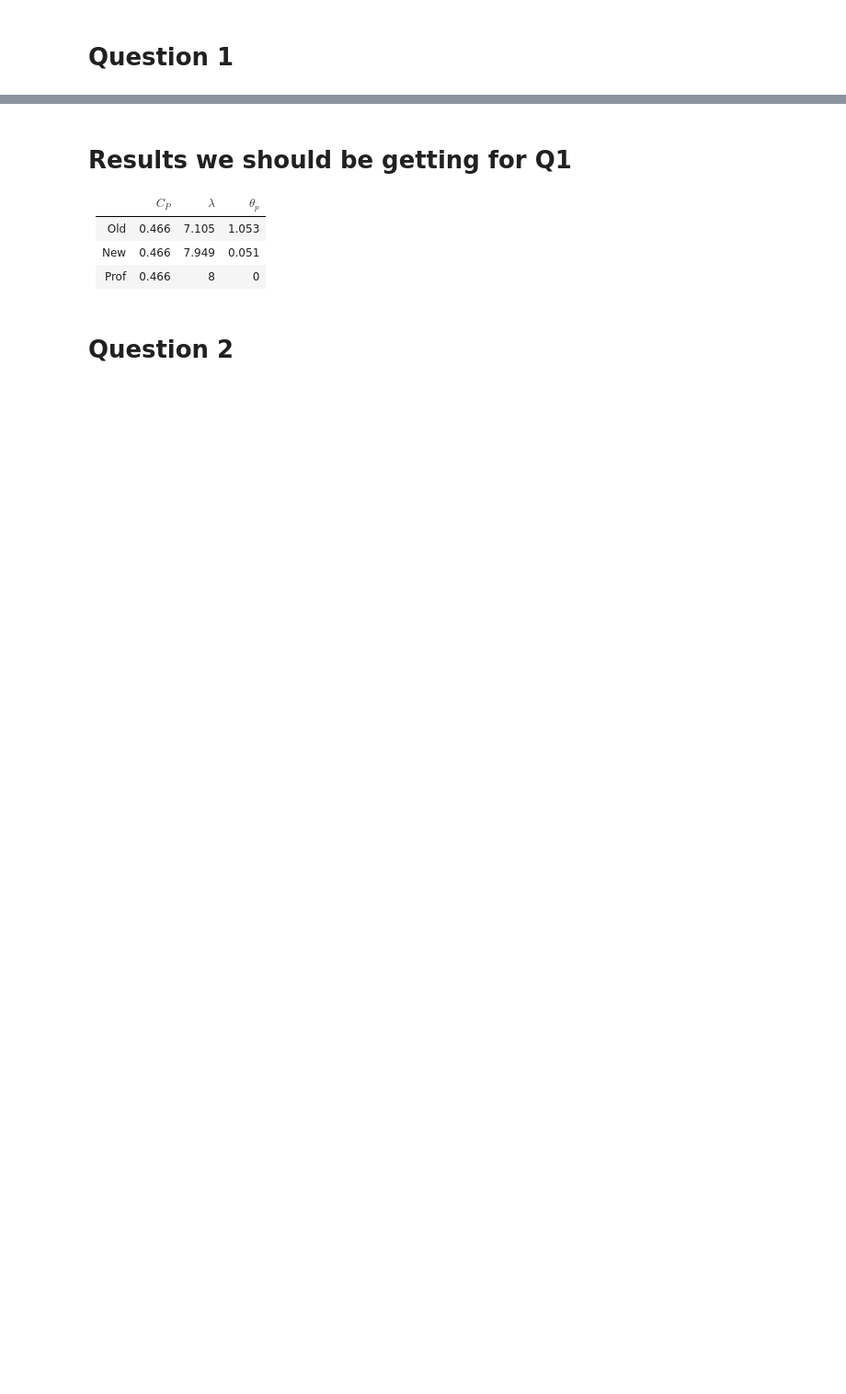
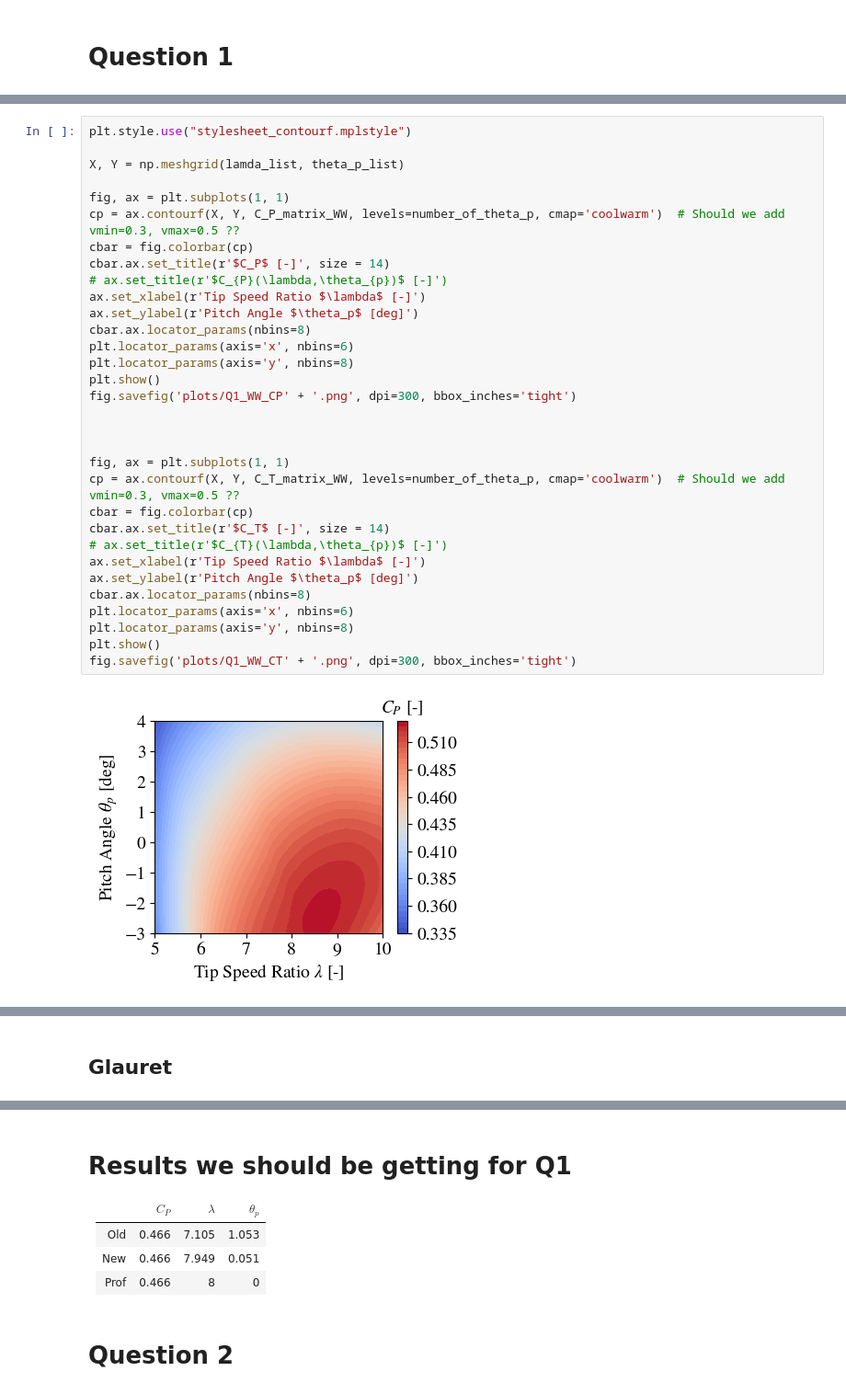
Before and after one commit to SpyrosAcheimastos/WTTA_BEM, a Jupyter notebook: jupyter_Spyros.ipynb, the cells around one changed output, grey strips where cells are left out. Shown at 92% size. Drawn from its saved outputs; the diff is of its cells as text; blank space fills up the shorter version.

```diff
--- a/jupyter_Spyros.ipynb
+++ b/jupyter_Spyros.ipynb
@@ -23,0 +78,34 @@ omega = omega*2*np.pi/60
+# %%
+plt.style.use("stylesheet_contourf.mplstyle")
+
+X, Y = np.meshgrid(lamda_list, theta_p_list)
+
+fig, ax = plt.subplots(1, 1)
+cp = ax.contourf(X, Y, C_P_matrix_WW, levels=number_of_theta_p, cmap='coolwarm')  # Should we add vmin=0.3, vmax=0.5 ??
+cbar = fig.colorbar(cp)
+cbar.ax.set_title(r'$C_P$ [-]', size = 14)
+# ax.set_title(r'$C_{P}(\lambda,\theta_{p})$ [-]')
+ax.set_xlabel(r'Tip Speed Ratio $\lambda$ [-]')
+ax.set_ylabel(r'Pitch Angle $\theta_p$ [deg]')
+cbar.ax.locator_params(nbins=8)
+plt.locator_params(axis='x', nbins=6)
+plt.locator_params(axis='y', nbins=8)
+plt.show()
+fig.savefig('plots/Q1_WW_CP' + '.png', dpi=300, bbox_inches='tight')
+
+
+
+fig, ax = plt.subplots(1, 1)
+cp = ax.contourf(X, Y, C_T_matrix_WW, levels=number_of_theta_p, cmap='coolwarm')  # Should we add vmin=0.3, vmax=0.5 ??
+cbar = fig.colorbar(cp)
+cbar.ax.set_title(r'$C_T$ [-]', size = 14)
+# ax.set_title(r'$C_{T}(\lambda,\theta_{p})$ [-]')
+ax.set_xlabel(r'Tip Speed Ratio $\lambda$ [-]')
+ax.set_ylabel(r'Pitch Angle $\theta_p$ [deg]')
+cbar.ax.locator_params(nbins=8)
+plt.locator_params(axis='x', nbins=6)
+plt.locator_params(axis='y', nbins=8)
+plt.show()
+fig.savefig('plots/Q1_WW_CT' + '.png', dpi=300, bbox_inches='tight')
+# %% [output]
+[figure, added]
@@ -24 +113,3 @@ omega = omega*2*np.pi/60
+# %% [markdown]
+## Glauret
 # %%
```
Also changed, not shown: parts of 32 cells of this notebook, 2 other files.
